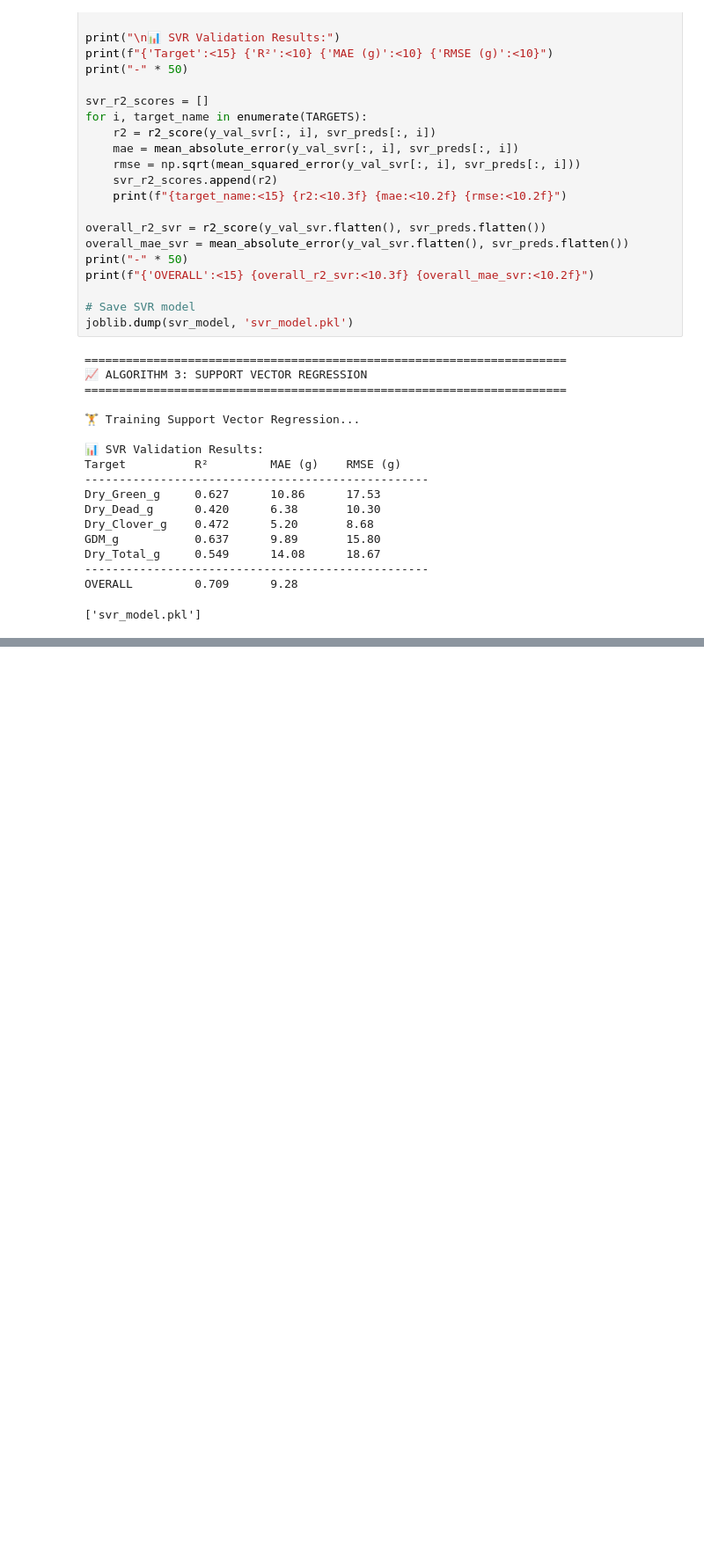
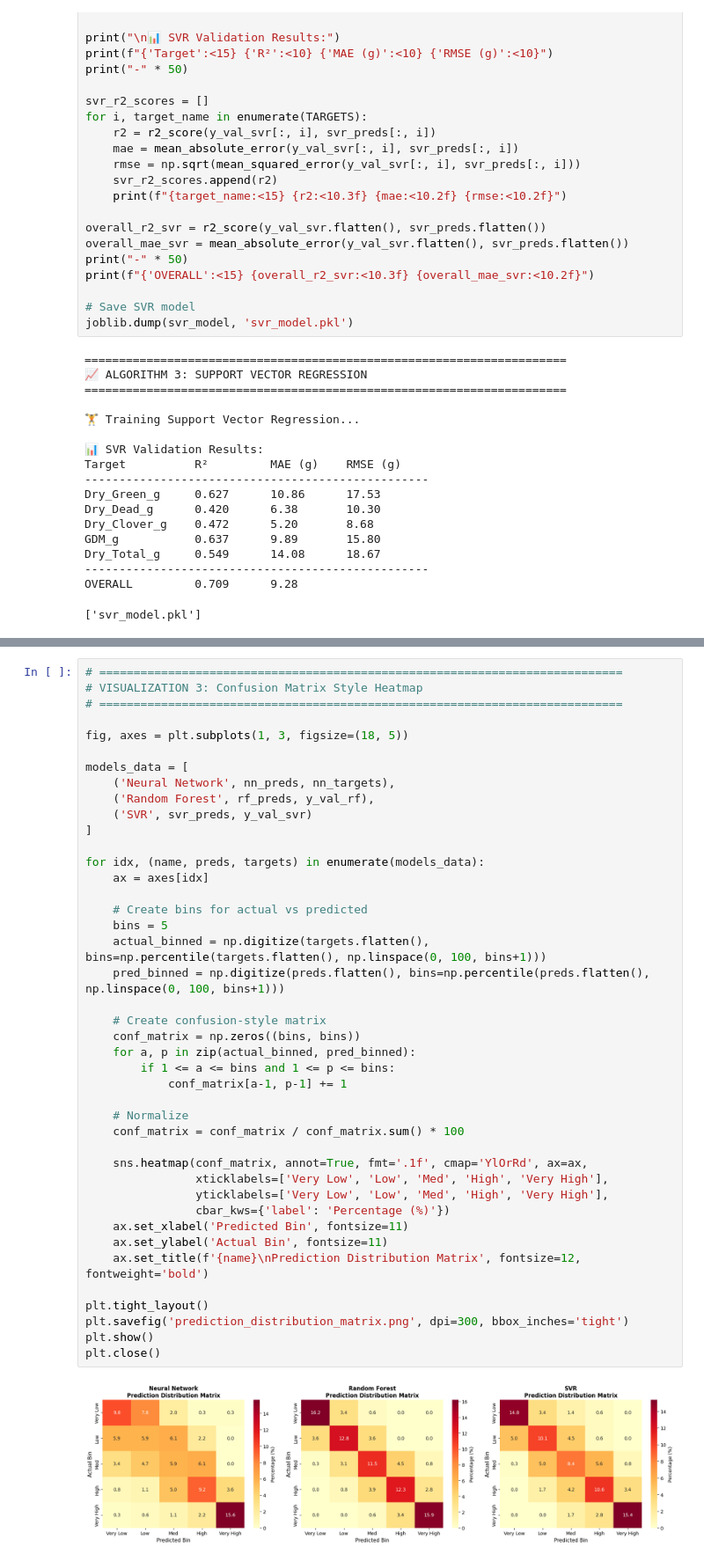
Before and after one commit to sangeethasanthiralingam/CSIRO-Image2Biomass-Prediction, a Jupyter notebook: notebookd42af575f1.ipynb, the cells around one changed output, grey strips where cells are left out. Shown at 88% size. Cells and saved outputs as stored; diff of their text form; blank space fills up the shorter version.

```diff
--- a/notebookd42af575f1.ipynb
+++ b/notebookd42af575f1.ipynb
@@ -722,0 +939,44 @@ plt.show()
+# %%
+# ============================================================================
+# VISUALIZATION 3: Confusion Matrix Style Heatmap
+# ============================================================================
+
+fig, axes = plt.subplots(1, 3, figsize=(18, 5))
+
+models_data = [
+    ('Neural Network', nn_preds, nn_targets),
+    ('Random Forest', rf_preds, y_val_rf),
+    ('SVR', svr_preds, y_val_svr)
+]
+
+for idx, (name, preds, targets) in enumerate(models_data):
+    ax = axes[idx]
+
+    # Create bins for actual vs predicted
+    bins = 5
+    actual_binned = np.digitize(targets.flatten(), bins=np.percentile(targets.flatten(), np.linspace(0, 100, bins+1)))
+    pred_binned = np.digitize(preds.flatten(), bins=np.percentile(preds.flatten(), np.linspace(0, 100, bins+1)))
+
+    # Create confusion-style matrix
+    conf_matrix = np.zeros((bins, bins))
+    for a, p in zip(actual_binned, pred_binned):
+        if 1 <= a <= bins and 1 <= p <= bins:
+            conf_matrix[a-1, p-1] += 1
+
+    # Normalize
+    conf_matrix = conf_matrix / conf_matrix.sum() * 100
+
+    sns.heatmap(conf_matrix, annot=True, fmt='.1f', cmap='YlOrRd', ax=ax,
+                xticklabels=['Very Low', 'Low', 'Med', 'High', 'Very High'],
+                yticklabels=['Very Low', 'Low', 'Med', 'High', 'Very High'],
+                cbar_kws={'label': 'Percentage (%)'})
+    ax.set_xlabel('Predicted Bin', fontsize=11)
+    ax.set_ylabel('Actual Bin', fontsize=11)
+    ax.set_title(f'{name}\nPrediction Distribution Matrix', fontsize=12, fontweight='bold')
+
+plt.tight_layout()
+plt.savefig('prediction_distribution_matrix.png', dpi=300, bbox_inches='tight')
+plt.show()
+plt.close()
+# %% [output]
+[figure, added]
```
Also changed, not shown: parts of 18 cells of this notebook.
